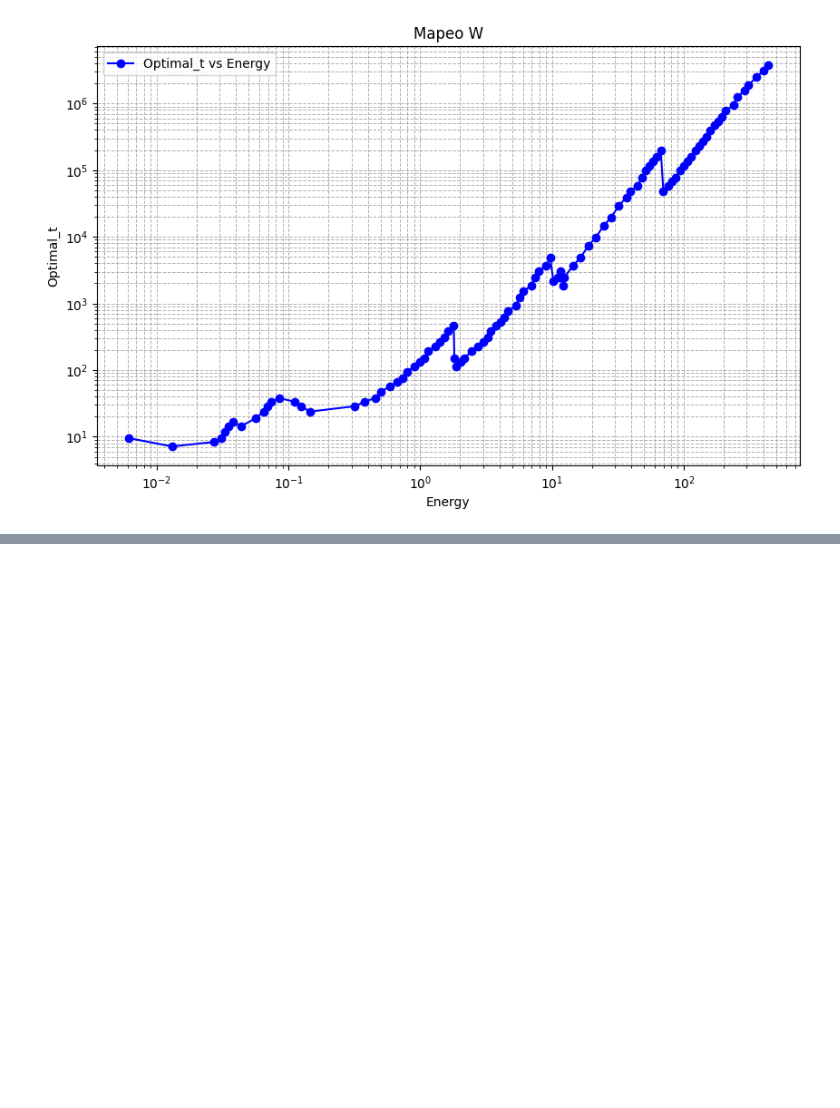
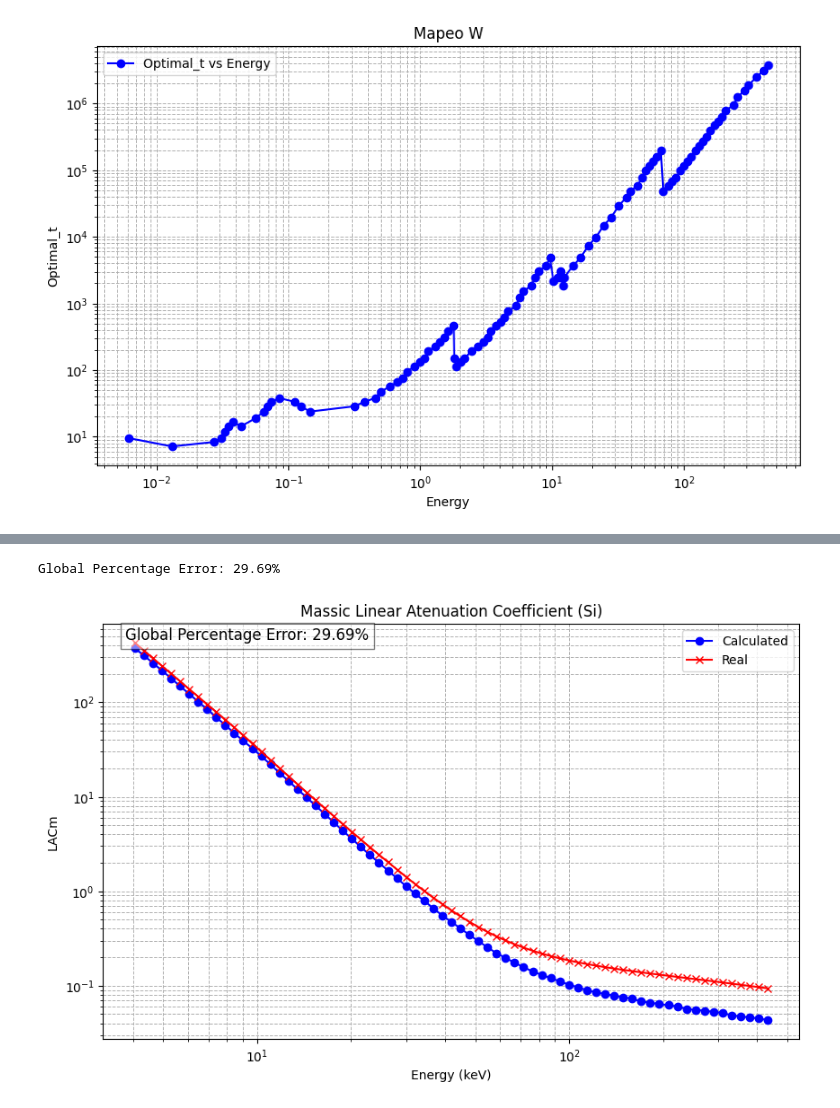
Before and after one commit to alonsoaf777/Geant4Charact2, a Jupyter notebook: G4-PCM/Bisection.ipynb, the cells around one changed output, grey strips where cells are left out. Cells and saved outputs as stored; diff of their text form; code cells hidden in the pictures; blank space fills up the shorter version.

```diff
--- a/G4-PCM/Bisection.ipynb
+++ b/G4-PCM/Bisection.ipynb
@@ -210,7 +212,7 @@ import matplotlib.pyplot as plt
 import numpy as np
 
 # Leer el archivo CSV
-csv_file = 'MapeoAl.csv'
+csv_file = 'MapeoAl2.csv'
 df = pd.read_csv(csv_file)
 
 # Asumir que el archivo tiene columnas 'Energy' y 'Optimal_t'
@@ -653,0 +970,68 @@ plt.show()
+# %%
+import pandas as pd
+import matplotlib.pyplot as plt
+import numpy as np
+
+# Leer los archivos CSV
+calc_file = 'CoeffSi.csv'
+real_file = 'RealSi.csv'
+
+calc_df = pd.read_csv(calc_file)
+real_df = pd.read_csv(real_file)
+
+# Nombres de las columnas en los archivos CSV
+energy_col = 'Energy'
+value_col = 'Coeff'
+
+# Comprobar que las columnas están presentes en ambos DataFrames
+if energy_col not in calc_df.columns or energy_col not in real_df.columns:
+    raise ValueError(f"Column '{energy_col}' not found in one of the CSV files")
+if value_col not in calc_df.columns or value_col not in real_df.columns:
+    raise ValueError(f"Column '{value_col}' not found in one of the CSV files")
+
+# Merge the DataFrames on the energy column
+merged_df = pd.merge(calc_df, real_df, on=energy_col, suffixes=('_calc', '_real'))
+
+# Calculate global percentage error
+def calculate_percentage_error(row):
+    if row[f'{value_col}_real'] == 0:
+        return np.nan  # Avoid division by zero
+    return abs((row[f'{value_col}_calc'] - row[f'{value_col}_real']) / row[f'{value_col}_real']) * 100
+
+merged_df['Percentage_Error'] = merged_df.apply(calculate_percentage_error, axis=1)
+
+# Calculate global percentage error
+global_percentage_error = merged_df['Percentage_Error'].mean()
+print(f"Global Percentage Error: {global_percentage_error:.2f}%")
+
+# Plot the data
+plt.figure(figsize=(10, 6))
+
+# Plot both datasets
+plt.plot(merged_df[energy_col], merged_df[f'{value_col}_calc'], label='Calculated', color='blue', marker='o')
+plt.plot(merged_df[energy_col], merged_df[f'{value_col}_real'], label='Real', color='red', marker='x')
+
+# Set log scale
+plt.xscale('log')
+plt.yscale('log')
+
+# Labeling the plot
+plt.xlabel('Energy (keV)')
+plt.ylabel('LACm')
+plt.title('Massic Linear Atenuation Coefficient (Si)')
+plt.legend()
+
+# Show grid
+plt.grid(True, which='both', linestyle='--', linewidth=0.7)
+
+# Add the global percentage error to the plot
+plt.figtext(0.15, 0.85, f'Global Percentage Error: {global_percentage_error:.2f}%', fontsize=12, bbox=dict(facecolor='white', alpha=0.5))
+
+# Save the plot
+plt.savefig('plot_comparison.png')
+
+# Show the plot
+plt.show()
+# %% [output]
+Global Percentage Error: 29.69%
+[figure, added]
```
Also changed, not shown: parts of 6 cells of this notebook, 20 other files.
